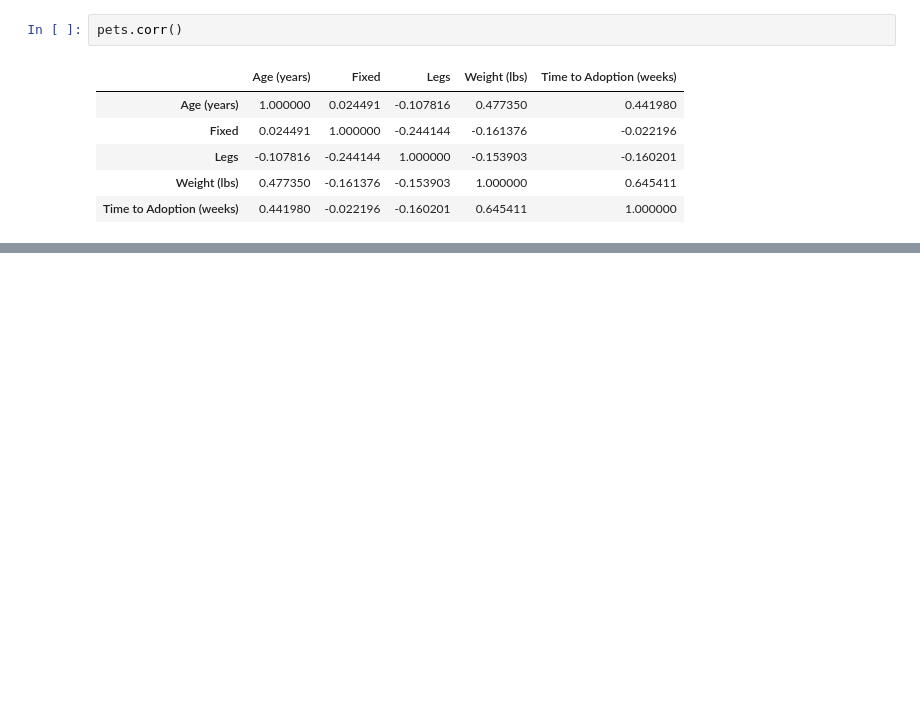
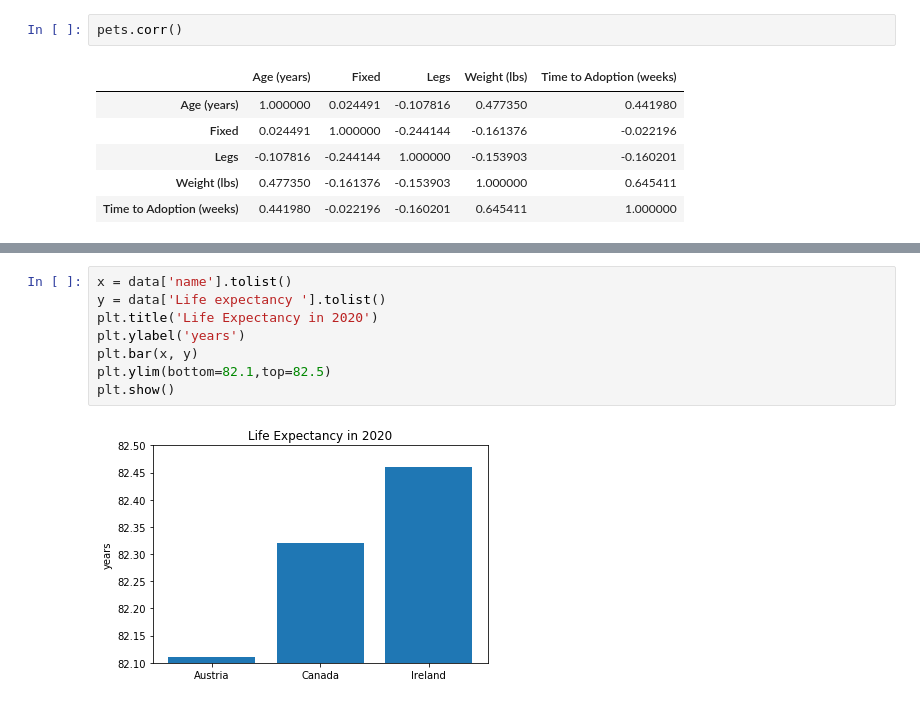
Before and after one commit to lfunderburk/online-courses, a Jupyter notebook: CallystoAndDataScience/module-five-unit-three.ipynb, the cells around one changed output, grey strips where cells are left out. Drawn from its saved outputs; the diff is of its cells as text; blank space fills up the shorter version.

```diff
--- a/CallystoAndDataScience/module-five-unit-three.ipynb
+++ b/CallystoAndDataScience/module-five-unit-three.ipynb
@@ -66,0 +120,10 @@ pets.corr()
+# %%
+x = data['name'].tolist()
+y = data['Life expectancy '].tolist()
+plt.title('Life Expectancy in 2020')
+plt.ylabel('years')
+plt.bar(x, y)
+plt.ylim(bottom=82.1,top=82.5)
+plt.show()
+# %% [output]
+[figure, added]
```
Also changed, not shown: parts of 10 cells of this notebook.
